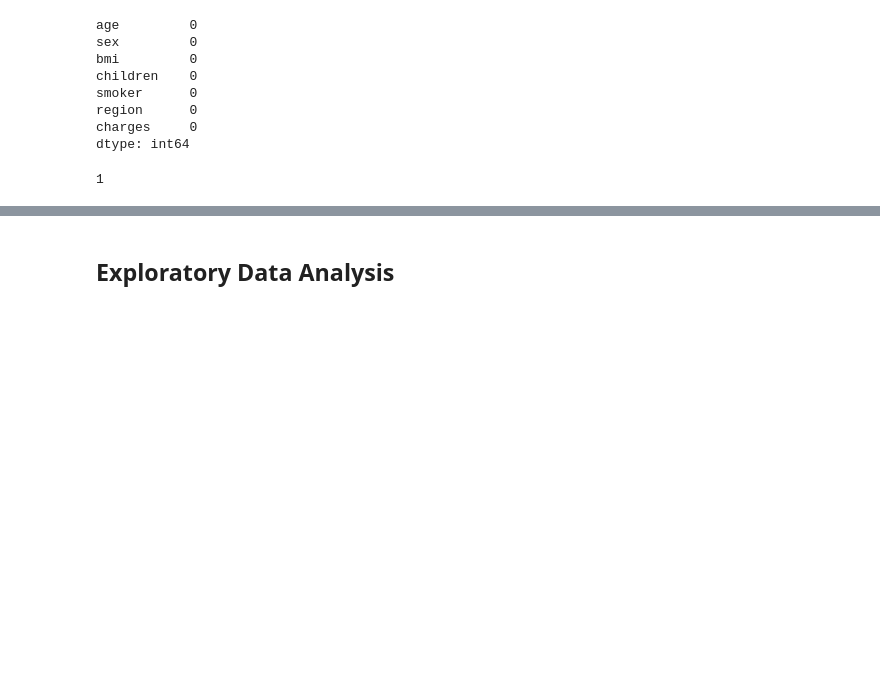
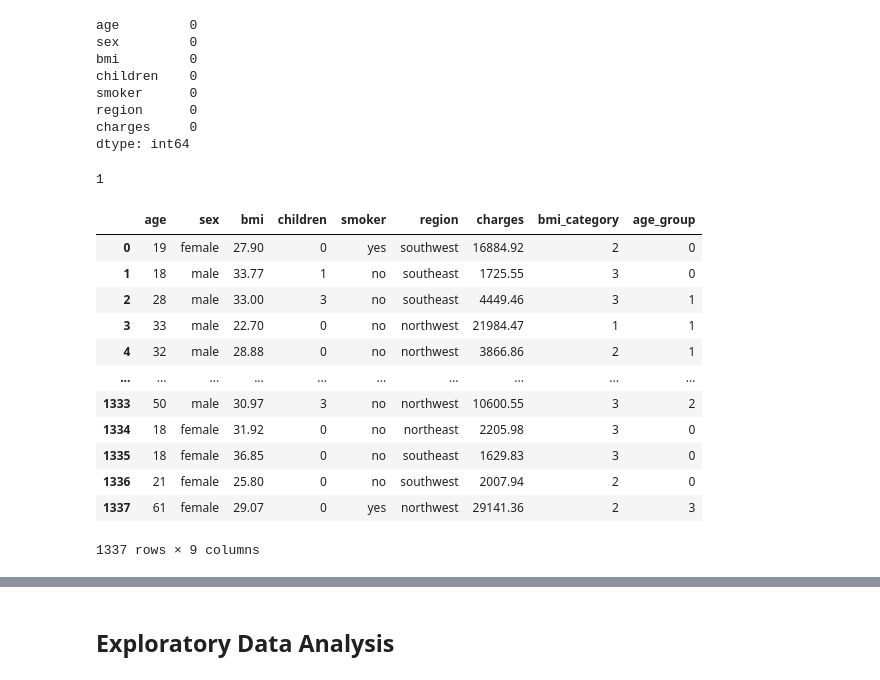
Before and after one commit to Julie-t/Health-Insurance, a Jupyter notebook: project.ipynb, the cells around one changed output, grey strips where cells are left out. Drawn from its saved outputs; the diff is of its cells as text; code cells hidden in the pictures; blank space fills up the shorter version.

```diff
--- a/project.ipynb
+++ b/project.ipynb
@@ -93,3 +123,19 @@ df.loc[:, 'bmi'] = df['bmi'].round(2)
+# %%
+df
+# %% [output]
+|  | age | sex | bmi | children | smoker | region | charges | bmi_category | age_group |
+| 0 | 19 | female | 27.90 | 0 | yes | southwest | 16884.92 | 2 | 0 |
+| 1 | 18 | male | 33.77 | 1 | no | southeast | 1725.55 | 3 | 0 |
+| 2 | 28 | male | 33.00 | 3 | no | southeast | 4449.46 | 3 | 1 |
+| 3 | 33 | male | 22.70 | 0 | no | northwest | 21984.47 | 1 | 1 |
+| 4 | 32 | male | 28.88 | 0 | no | northwest | 3866.86 | 2 | 1 |
+| ... | ... | ... | ... | ... | ... | ... | ... | ... | ... |
+| 1333 | 50 | male | 30.97 | 3 | no | northwest | 10600.55 | 3 | 2 |
+| 1334 | 18 | female | 31.92 | 0 | no | northeast | 2205.98 | 3 | 0 |
+| 1335 | 18 | female | 36.85 | 0 | no | southeast | 1629.83 | 3 | 0 |
+| 1336 | 21 | female | 25.80 | 0 | no | southwest | 2007.94 | 2 | 0 |
+| 1337 | 61 | female | 29.07 | 0 | yes | northwest | 29141.36 | 2 | 3 |
+1337 rows × 9 columns
 # %%
 # encoding the categorical features
 categorical = ['sex', 'smoker', 'region']
```
Also changed, not shown: parts of 6 cells of this notebook.
